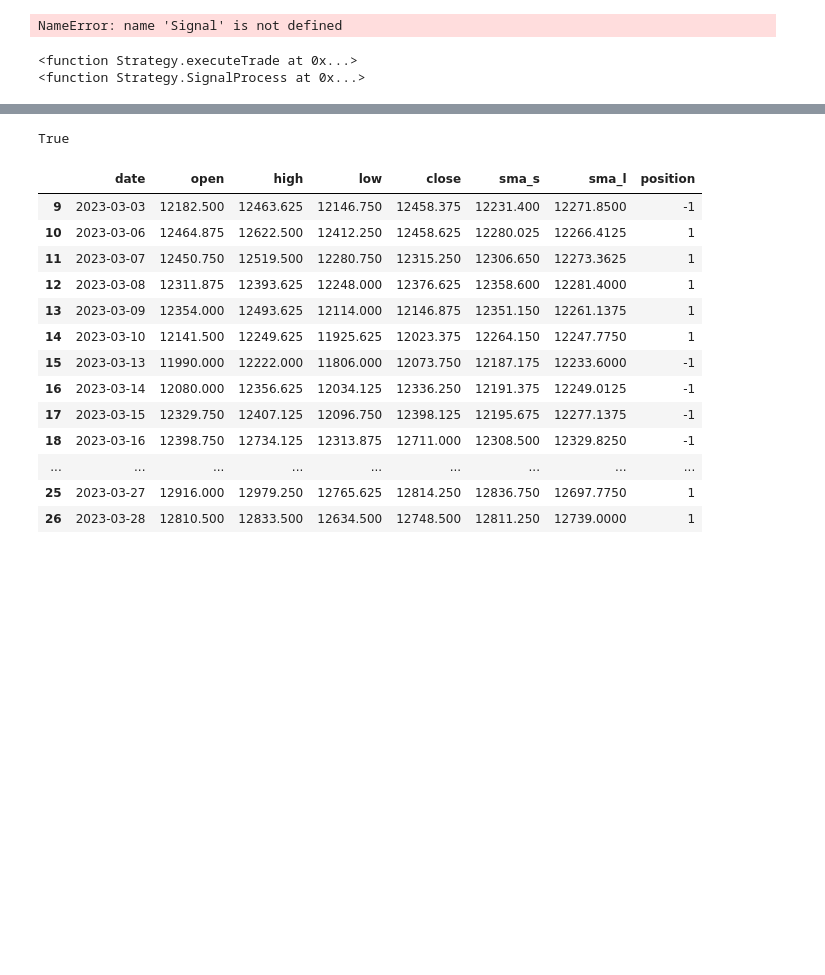
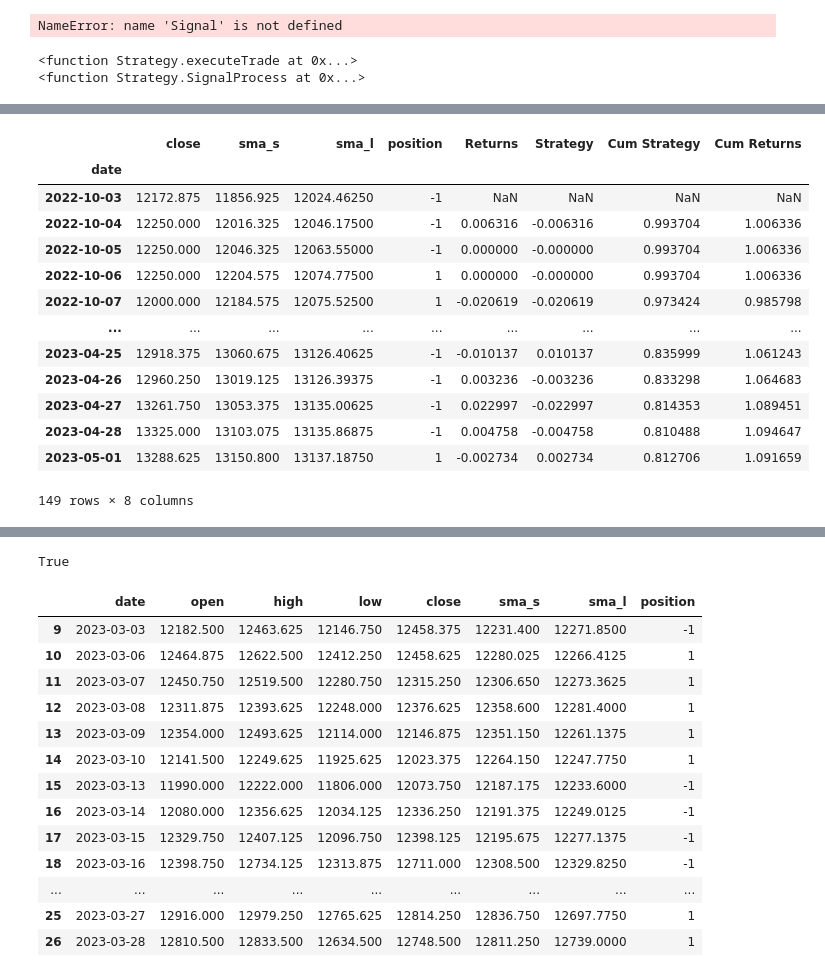
Before and after one commit to SonnyK33/btcalgo, a Jupyter notebook: ibalgo.ipynb, the cells around one changed output, grey strips where cells are left out. Cells and saved outputs as stored; diff of their text form; code cells hidden in the pictures; blank space fills up the shorter version.

Commit message:
working on backtest

```diff
--- a/ibalgo.ipynb
+++ b/ibalgo.ipynb
@@ -393,7 +394,7 @@ class Strategy():
 #         for contract in self.contract_lst:
         self.ib.reqMktData(contract)
 
-    def GetBars(self, duration, barSize, endDate=""):
+    def GetBars(self, duration, barSize, upToDate=True, endDate=""):
         print('getting bars')
         print(self.contract)
         bars = self.ib.reqHistoricalData(
@@ -404,7 +405,7 @@ class Strategy():
             whatToShow='MIDPOINT',
             useRTH=False,
             formatDate=2,
-            keepUpToDate=True)
+            keepUpToDate=upToDate)
 
         return bars
 
@@ -436,9 +437,14 @@ class Strategy():
         df.set_index("date", inplace=True)
         self.strategy_params['df'] = df
         df = self.strategy(**self.strategy_params)
-        display(df)
 
-        #calculate PnL
+        df['Returns'] = np.log(df['close']/df['close'].shift(1))
+        df['Strategy'] = df['position'].shift(1) * df['Returns']
+        df['Cum Strategy'] = df['Strategy'].cumsum().apply(np.exp)
+        df['Cum Returns'] = df['Returns'].cumsum().apply(np.exp)
+
+        return(df)
+
 
 
 
@@ -768,0 +766,22 @@ Object `S.ib.ibflex` not found.
+# %%
+"""backtesting"""
+ib = IB()
+contract1 = Future('NQ', '20230616', 'CME')
+contract2 = Future('ES', '20230616', 'CME')
+contract3 = Forex('EURUSD')
+contract = contract1
+S = Strategy(ib, client_id=8, contract=contract, paper_trading=False)
+S.SetStrategy('SMA',low=5,high=20)
+
+bars = S.GetBars(duration='1 Y', barSize='1 day', upToDate=False, endDate=datetime.datetime(2023,5,1))
+
+# bars.updateEvent += S.onBarUpdate
+
+
+
+# S.executeTrade(target=0, contract=contract)
+# S.cancelBars(bars)
+# ib.sleep(10)
+# S.tradeReport()
+# print("session stopped")
+# ib.disconnect()
@@ -768,0 +791,2 @@ Object `S.ib.ibflex` not found.
+# %%
+df=S.backtest(bars)
@@ -768,0 +808,22 @@ Object `S.ib.ibflex` not found.
+# %%
+df['Returns'] = np.log(df['close']/df['close'].shift(1))
+df['Strategy'] = df['position'].shift(1) * df['Returns']
+df['Cum Strategy'] = df['Strategy'].cumsum().apply(np.exp)
+df['Cum Returns'] = df['Returns'].cumsum().apply(np.exp)
+# %%
+df
+# %% [output]
+|  | close | sma_s | sma_l | position | Returns | Strategy | Cum Strategy | Cum Returns |
+| date |  |  |  |  |  |  |  |  |
+| 2022-10-03 | 12172.875 | 11856.925 | 12024.46250 | -1 | NaN | NaN | NaN | NaN |
+| 2022-10-04 | 12250.000 | 12016.325 | 12046.17500 | -1 | 0.006316 | -0.006316 | 0.993704 | 1.006336 |
+| 2022-10-05 | 12250.000 | 12046.325 | 12063.55000 | -1 | 0.000000 | -0.000000 | 0.993704 | 1.006336 |
+| 2022-10-06 | 12250.000 | 12204.575 | 12074.77500 | 1 | 0.000000 | -0.000000 | 0.993704 | 1.006336 |
+| 2022-10-07 | 12000.000 | 12184.575 | 12075.52500 | 1 | -0.020619 | -0.020619 | 0.973424 | 0.985798 |
+| ... | ... | ... | ... | ... | ... | ... | ... | ... |
+| 2023-04-25 | 12918.375 | 13060.675 | 13126.40625 | -1 | -0.010137 | 0.010137 | 0.835999 | 1.061243 |
+| 2023-04-26 | 12960.250 | 13019.125 | 13126.39375 | -1 | 0.003236 | -0.003236 | 0.833298 | 1.064683 |
+| 2023-04-27 | 13261.750 | 13053.375 | 13135.00625 | -1 | 0.022997 | -0.022997 | 0.814353 | 1.089451 |
+| 2023-04-28 | 13325.000 | 13103.075 | 13135.86875 | -1 | 0.004758 | -0.004758 | 0.810488 | 1.094647 |
+| 2023-05-01 | 13288.625 | 13150.800 | 13137.18750 | 1 | -0.002734 | 0.002734 | 0.812706 | 1.091659 |
+149 rows × 8 columns
```
Also changed, not shown: parts of 8 cells of this notebook, 1 other file.
